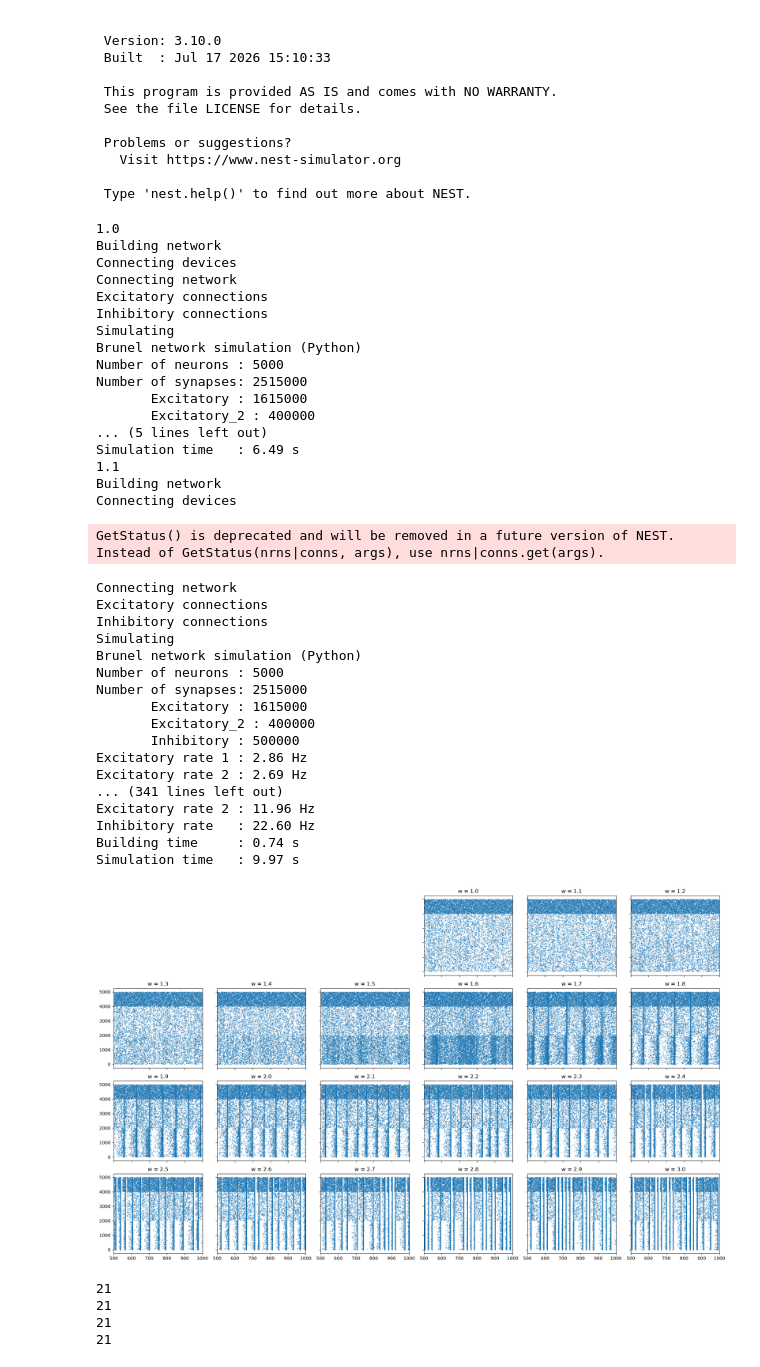
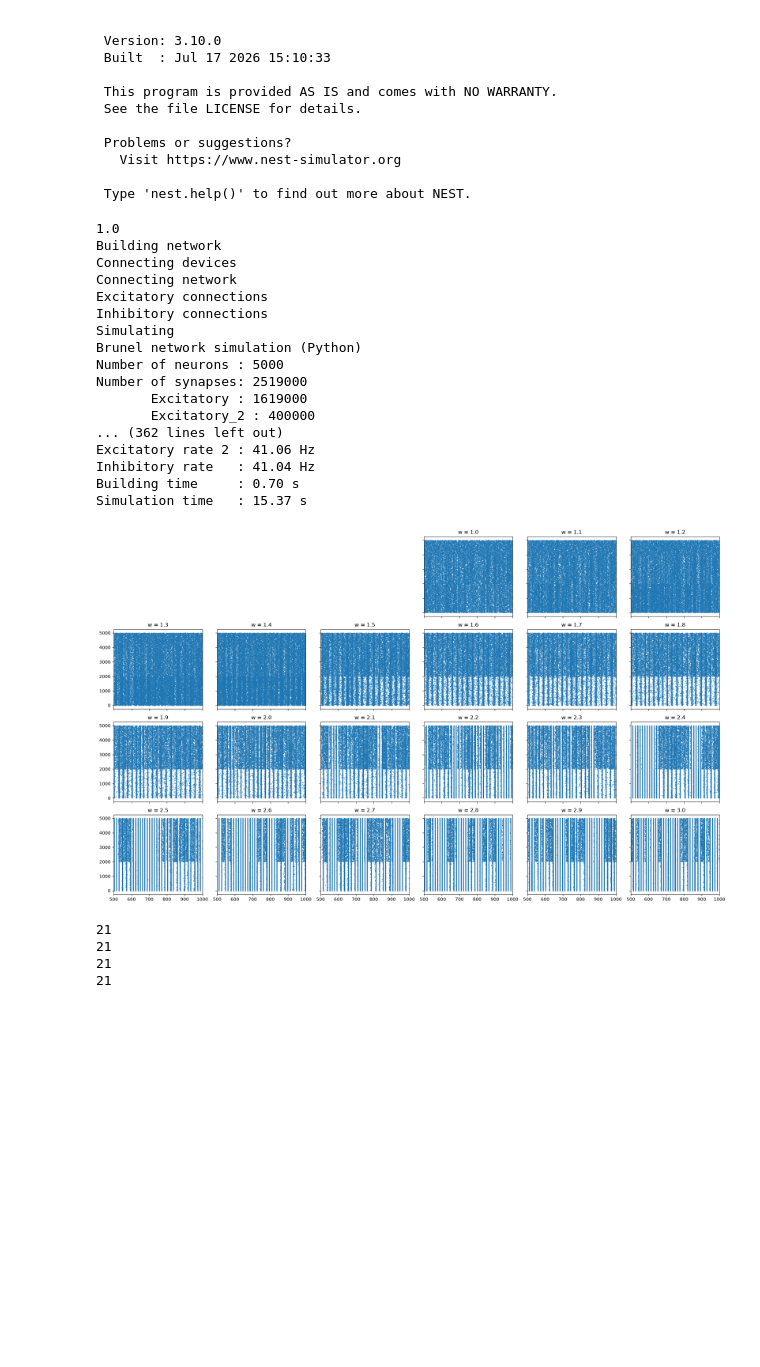
Before and after one commit to Alvinwu-Sim/Network_sim, a Jupyter notebook: twoE_oneI_network_2addInputs.ipynb, the cells around one changed output. Saved outputs shown, nothing was run; the diff lists cells and outputs as text; code cells hidden in the pictures; blank space fills up the shorter version.

```diff
--- a/twoE_oneI_network_2addInputs.ipynb
+++ b/twoE_oneI_network_2addInputs.ipynb
@@ -89,8 +89,8 @@ for i in range(10, 31, 1):
     # generators
     noise_I = nest.Create("poisson_generator", params={"rate": p_rate})
     noise_E = nest.Create("poisson_generator", params={"rate": p_rate*0.9})
-    #poissonForPN_1 = nest.Create("poisson_generator", params={"rate": p_rate*0.1})
-    #poissonForPN_2 = nest.Create("poisson_generator", params={"rate": p_rate*0.1})
+    poissonForPN_1 = nest.Create("poisson_generator", params={"rate": p_rate*0.1})
+    poissonForPN_2 = nest.Create("poisson_generator", params={"rate": p_rate*0.1})
 
     # recorders
     espikes_1 = nest.Create("spike_recorder")
@@ -109,10 +109,10 @@ for i in range(10, 31, 1):
 
     # connections
     # parrot neurons input
-    #nest.Connect(poissonForPN_1, parrotNeuron_1)
-    #nest.Connect(poissonForPN_2, parrotNeuron_2)
-    #nest.Connect(parrotNeuron_1, nodes_ex_1, syn_spec="excitatory")
-    #nest.Connect(parrotNeuron_2, nodes_ex_2, syn_spec="excitatory")
+    nest.Connect(poissonForPN_1, parrotNeuron_1)
+    nest.Connect(poissonForPN_2, parrotNeuron_2)
+    nest.Connect(parrotNeuron_1, nodes_ex_1, syn_spec="excitatory")
+    nest.Connect(parrotNeuron_2, nodes_ex_2, syn_spec="excitatory")
 
     # possion noise
     nest.Connect(noise_E, nodes_ex_1, syn_spec="excitatory")
@@ -173,61 +173,43 @@ for i in range(10, 31, 1):
     events = nest.GetStatus(all_spikes)[0]["events"]
 
     plt.subplot(4, 6, figN)
     plt.plot(events["times"], events["senders"], ".", markersize=1)
     plt.xlim(0, simtime)
     plt.xlim(500, simtime)
     plt.title("w = "+ str(w))
     #plt.savefig('E2I1p_5k_eta2_g7_w'+ str(int(w*10))+  '_all.png')
     figN += 1
 
 
     firingRate_ex_1.append(rate_ex_1)
     firingRate_ex_2.append(rate_ex_2)
     firingRate_in.append(rate_in)
     wArr.append(w)
 
-plt.savefig('figs/E2I1p_5k_eta2_g10_BG9_wVar_500ms.png')
+plt.savefig('figs/E2I1p_5k_eta2_g10_inputP_wVar_500ms.png')
 plt.show()
 
 a = np.asarray([wArr, firingRate_ex_1, firingRate_ex_2, firingRate_in])
-np.savetxt("data/FR_delay01_g10_BG9_wVar_20260806.csv", a, delimiter=",")
+np.savetxt("data/FR_delay01_g10_inputP_wVar_20260806.csv", a, delimiter=",")
 # %% [output]
 1.0
 Building network
 Connecting devices
 Connecting network
 Excitatory connections
 Inhibitory connections
 Simulating
 Brunel network simulation (Python)
 Number of neurons : 5000
-Number of synapses: 2515000
-       Excitatory : 1615000
+Number of synapses: 2519000
+       Excitatory : 1619000
        Excitatory_2 : 400000
-... (5 lines left out)
-Simulation time   : 6.49 s
-1.1
-Building network
-Connecting devices
+... (362 lines left out)
+Excitatory rate 2 : 41.06 Hz
+Inhibitory rate   : 41.04 Hz
+Building time     : 0.70 s
+Simulation time   : 15.37 s
-GetStatus() is deprecated and will be removed in a future version of NEST. Instead of GetStatus(nrns|conns, args), use nrns|conns.get(args).
-Connecting network
-Excitatory connections
-Inhibitory connections
-Simulating
-Brunel network simulation (Python)
-Number of neurons : 5000
-Number of synapses: 2515000
-       Excitatory : 1615000
-       Excitatory_2 : 400000
-       Inhibitory : 500000
-Excitatory rate 1 : 2.86 Hz
-Excitatory rate 2 : 2.69 Hz
-... (341 lines left out)
-Excitatory rate 2 : 11.96 Hz
-Inhibitory rate   : 22.60 Hz
-Building time     : 0.74 s
-Simulation time   : 9.97 s
-[figure, old version]
+[figure, new version]
 # %%
 print(len(wArr))
 print(len(firingRate_ex_1))
```
